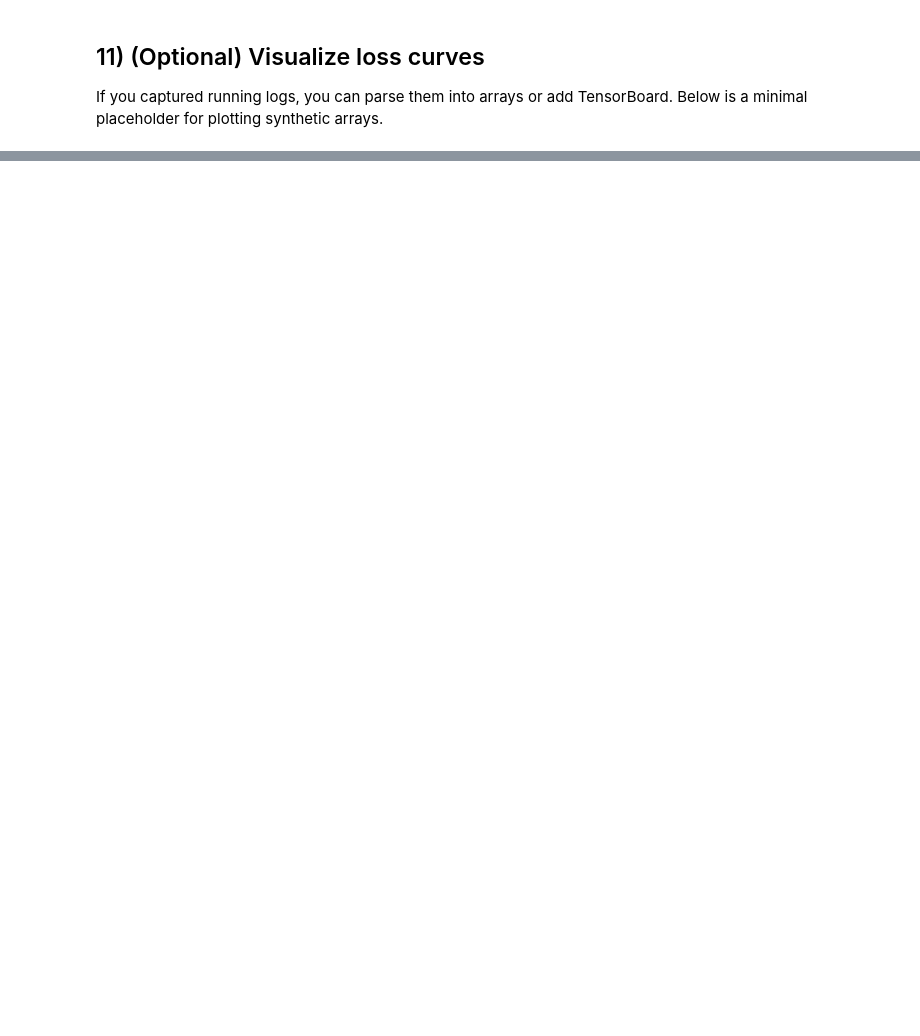
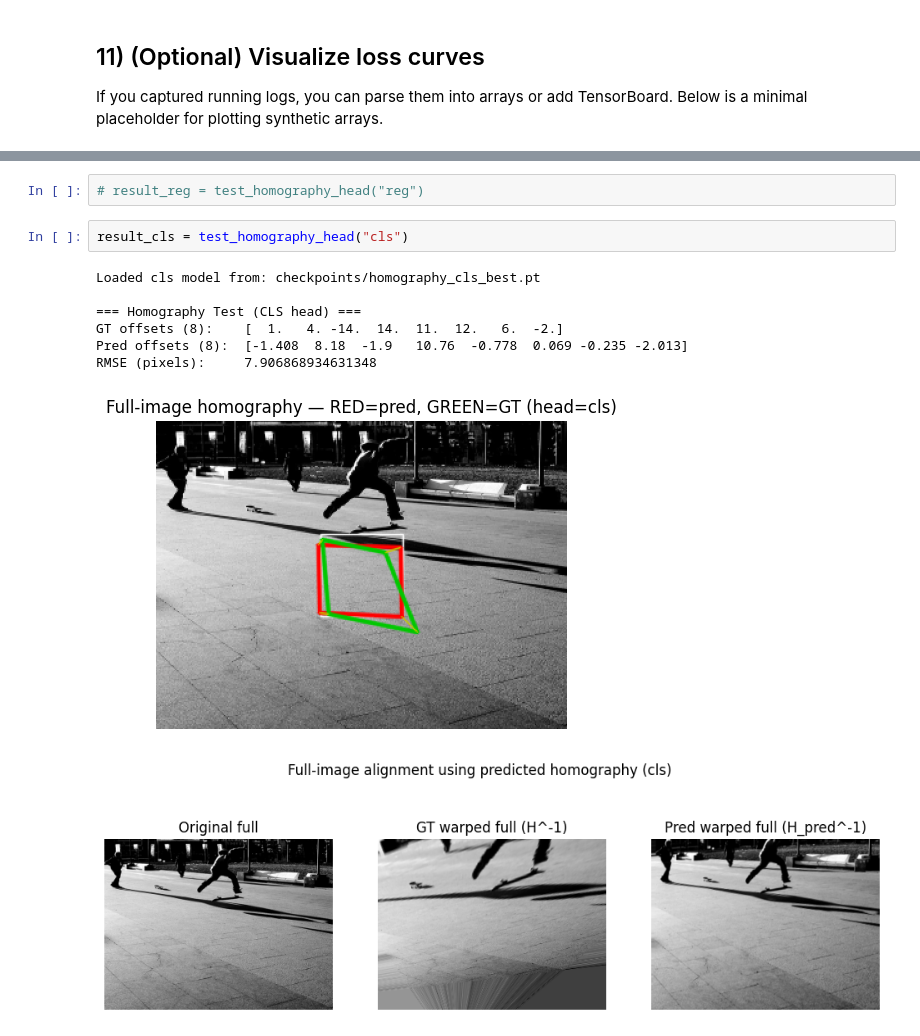
Before and after one commit to StefanSrnjakov/third-semester, a Jupyter notebook: RacunalniskiVid/vaja1/homography_training.ipynb, the cells around one changed output, grey strips where cells are left out. Cells and saved outputs as stored; diff of their text form; blank space fills up the shorter version.

Commit message:
homography checkpoint

```diff
--- a/RacunalniskiVid/vaja1/homography_training.ipynb
+++ b/RacunalniskiVid/vaja1/homography_training.ipynb
@@ -983,0 +1015,13 @@ RMSE (pixels):     4.553811550140381
+# %%
+# result_reg = test_homography_head("reg")
+# %%
+result_cls = test_homography_head("cls")
+# %% [output]
+Loaded cls model from: checkpoints/homography_cls_best.pt
+
+=== Homography Test (CLS head) ===
+GT offsets (8):    [  1.   4. -14.  14.  11.  12.   6.  -2.]
+Pred offsets (8):  [-1.408  8.18  -1.9   10.76  -0.778  0.069 -0.235 -2.013]
+RMSE (pixels):     7.906868934631348
+[figure, added]
+[figure, added]
```
Also changed, not shown: parts of 9 cells of this notebook, 1 other file.
